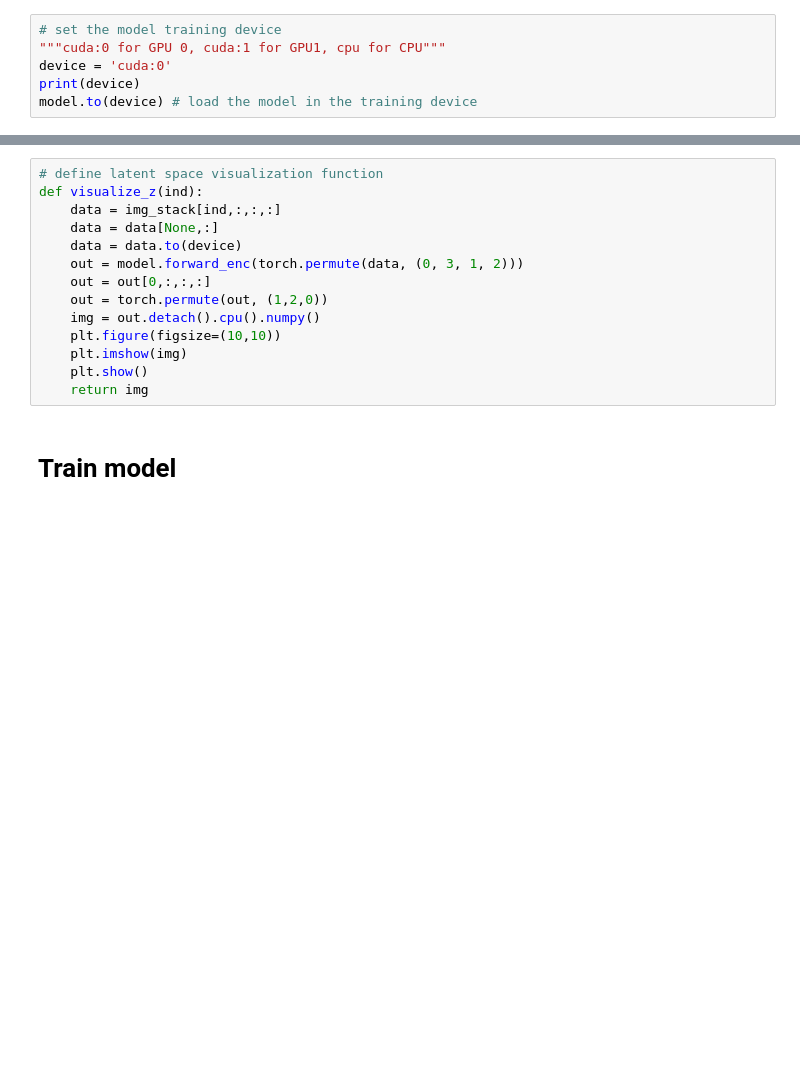
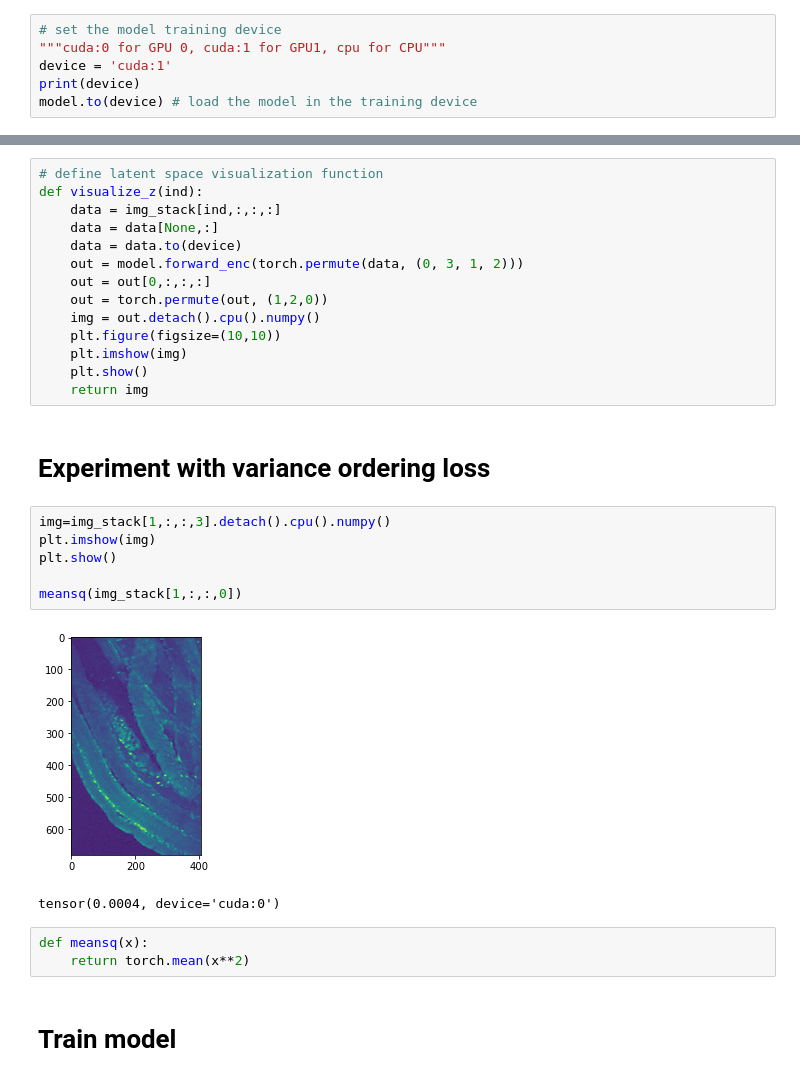
Before and after one commit to arya1080/spectral_autoencoder, a Jupyter notebook: initial_spectral_autoencoder.ipynb, the cells around one changed output, grey strips where cells are left out. Cells and saved outputs as stored; diff of their text form; blank space fills up the shorter version.

Commit message:
added loss to order z-channels by relative variance. Also split up enc/dec steps in model forward pass

```diff
--- a/initial_spectral_autoencoder.ipynb
+++ b/initial_spectral_autoencoder.ipynb
@@ -115,6 +148,6 @@ optimizer = torch.optim.Adam(model.parameters(), lr=0.001)
 # %%
 # set the model training device
 """cuda:0 for GPU 0, cuda:1 for GPU1, cpu for CPU"""
-device = 'cuda:0'
+device = 'cuda:1'
 print(device)
 model.to(device) # load the model in the training device
@@ -137,6 +193,20 @@ def visualize_z(ind):
     plt.imshow(img)
     plt.show()
     return img
+# %% [markdown]
+# Experiment with variance ordering loss
+# %%
+img=img_stack[1,:,:,3].detach().cpu().numpy()
+plt.imshow(img)
+plt.show()
+
+meansq(img_stack[1,:,:,0])
+# %% [output]
+[figure, added]
+tensor(0.0004, device='cuda:0')
+# %%
+def meansq(x):
+    return torch.mean(x**2)
 # %% [markdown]
 # Train model
 # %%
```
Also changed, not shown: parts of 10 cells of this notebook.
